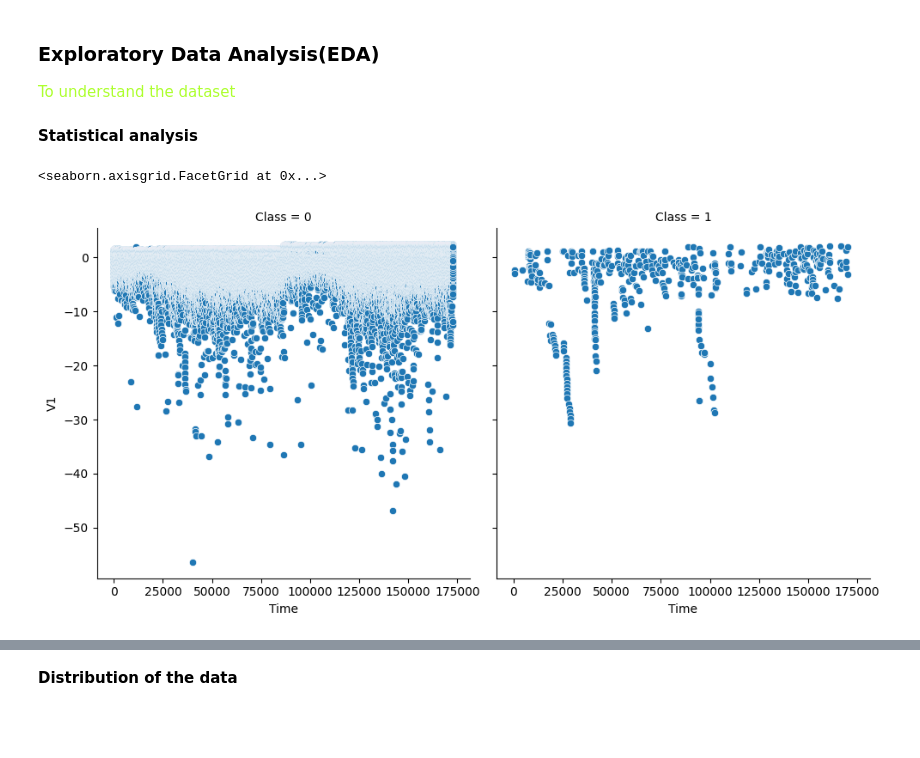
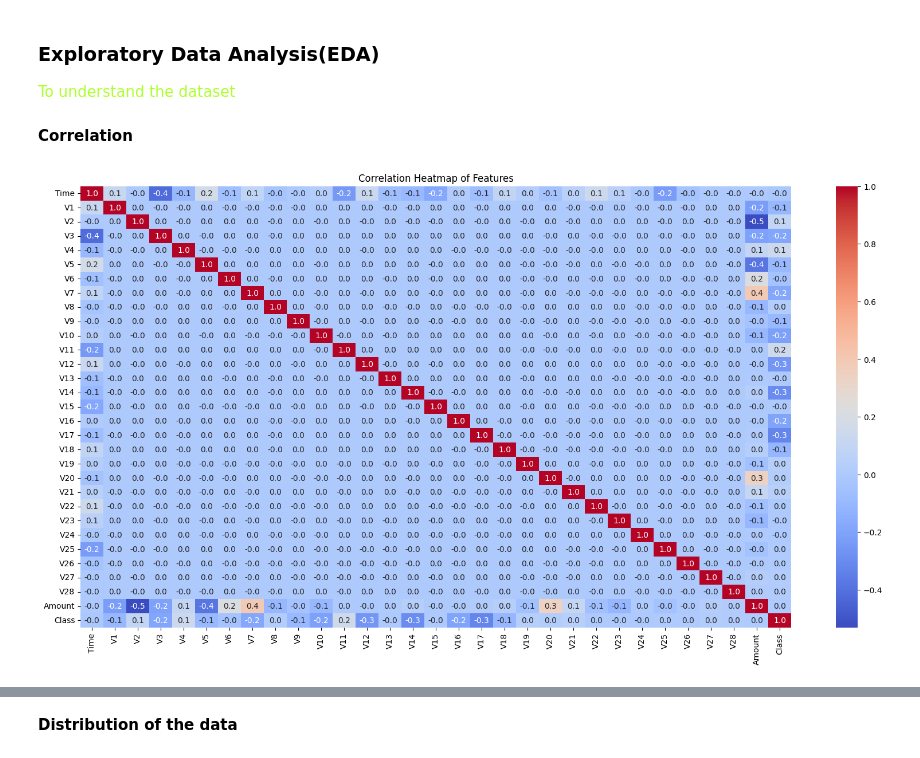
Before and after one commit to Nigatie-Sahlie/ML-Classification-Projects, a Jupyter notebook: notebooks/Fraud_detection.ipynb, the cells around one changed output, grey strips where cells are left out. Cells and saved outputs as stored; diff of their text form; code cells hidden in the pictures; blank space fills up the shorter version.

```diff
--- a/notebooks/Fraud_detection.ipynb
+++ b/notebooks/Fraud_detection.ipynb
@@ -35,6 +35,13 @@ data_df = prep.lead_data(path / "creditcard.csv")
 ### **Exploratory Data Analysis(EDA)**
 
 <font color="greenyellow">To understand the dataset</font>
-# %% [markdown]
-**Statistical analysis**
+# %% [markdown]
+**Correlation**
+# %%
+#correlation using heatmap
+prep = importlib.reload(prep)
+
+prep.correlation_plot(data_df)
+# %% [output]
+[figure, added]
 # %%
@@ -43,6 +50,0 @@ legitmate_df = data_df[data_df["Class"]==0]
-# %%
-
-sns.relplot(x='Time', y='V1', col='Class', kind='scatter', data=data_df)
-# %% [output]
-<seaborn.axisgrid.FacetGrid at 0x...>
-[figure, removed]
```
Also changed, not shown: parts of 15 cells of this notebook, 1 other file.
